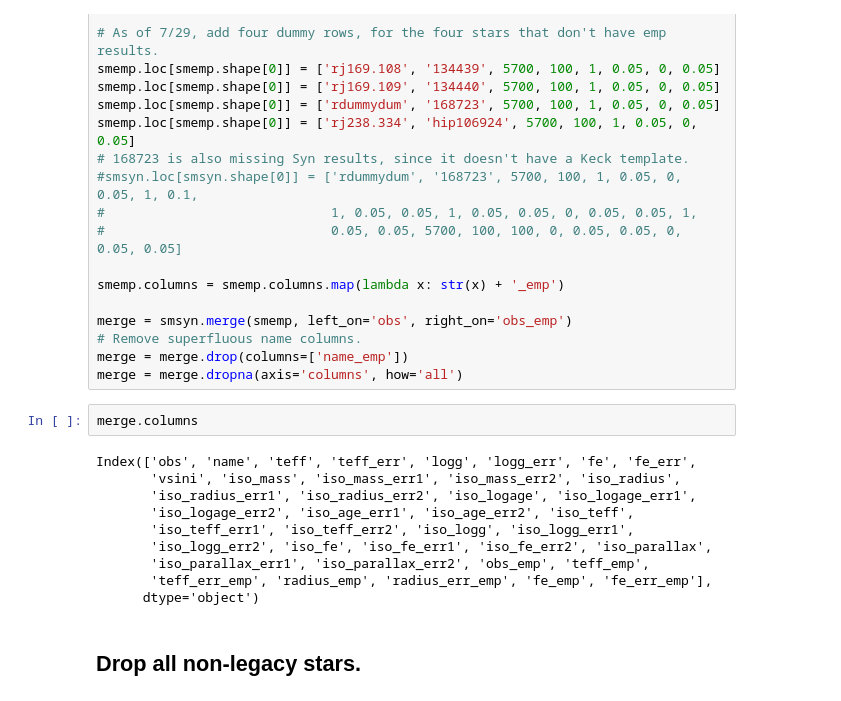
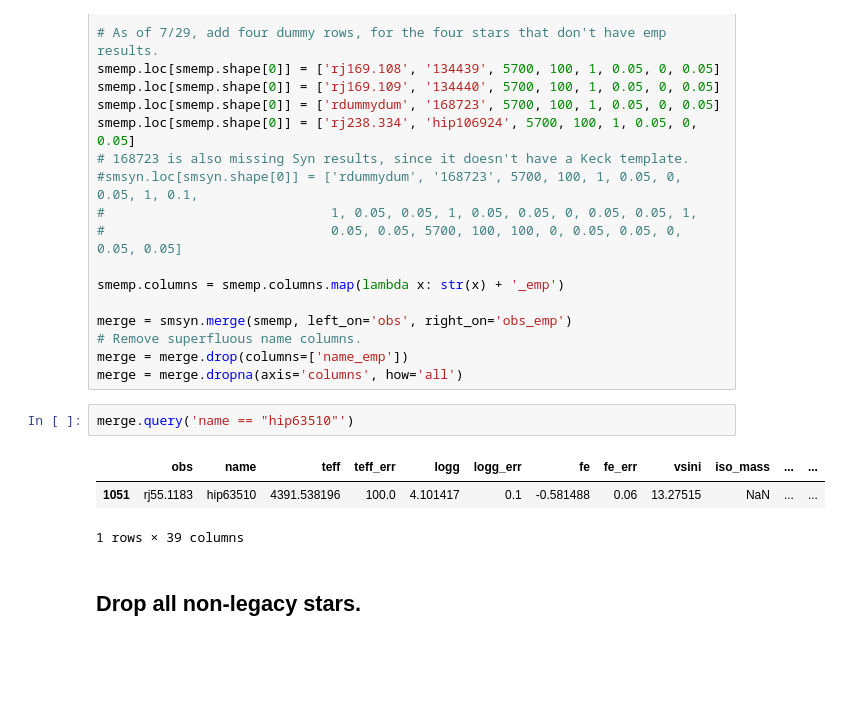
Before and after one commit to leerosenthalj/CLSI, a Jupyter notebook: legacy_tables/Stellar_legacy_selection.ipynb, the cells around one changed output. Saved outputs shown, nothing was run; the diff lists cells and outputs as text; blank space fills up the shorter version.

```diff
--- a/legacy_tables/Stellar_legacy_selection.ipynb
+++ b/legacy_tables/Stellar_legacy_selection.ipynb
@@ -143,18 +143,12 @@ merge = smsyn.merge(smemp, left_on='obs', right_on='obs_emp')
 # Remove superfluous name columns.
 merge = merge.drop(columns=['name_emp'])
 merge = merge.dropna(axis='columns', how='all')
-# %%
-merge.columns
-# %% [output]
-Index(['obs', 'name', 'teff', 'teff_err', 'logg', 'logg_err', 'fe', 'fe_err',
-       'vsini', 'iso_mass', 'iso_mass_err1', 'iso_mass_err2', 'iso_radius',
-       'iso_radius_err1', 'iso_radius_err2', 'iso_logage', 'iso_logage_err1',
-       'iso_logage_err2', 'iso_age_err1', 'iso_age_err2', 'iso_teff',
-       'iso_teff_err1', 'iso_teff_err2', 'iso_logg', 'iso_logg_err1',
-       'iso_logg_err2', 'iso_fe', 'iso_fe_err1', 'iso_fe_err2', 'iso_parallax',
-       'iso_parallax_err1', 'iso_parallax_err2', 'obs_emp', 'teff_emp',
-       'teff_err_emp', 'radius_emp', 'radius_err_emp', 'fe_emp', 'fe_err_emp'],
-      dtype='object')
+# %%
+merge.query('name == "hip63510"')
+# %% [output]
+|  | obs | name | teff | teff_err | logg | logg_err | fe | fe_err | vsini | iso_mass | ... | ... |
+| 1051 | rj55.1183 | hip63510 | 4391.538196 | 100.0 | 4.101417 | 0.1 | -0.581488 | 0.06 | 13.27515 | NaN | ... | ... |
+1 rows × 39 columns
 # %% [markdown]
 ## Drop all non-legacy stars.
 # %%
```
Also changed, not shown: 1 other file.
